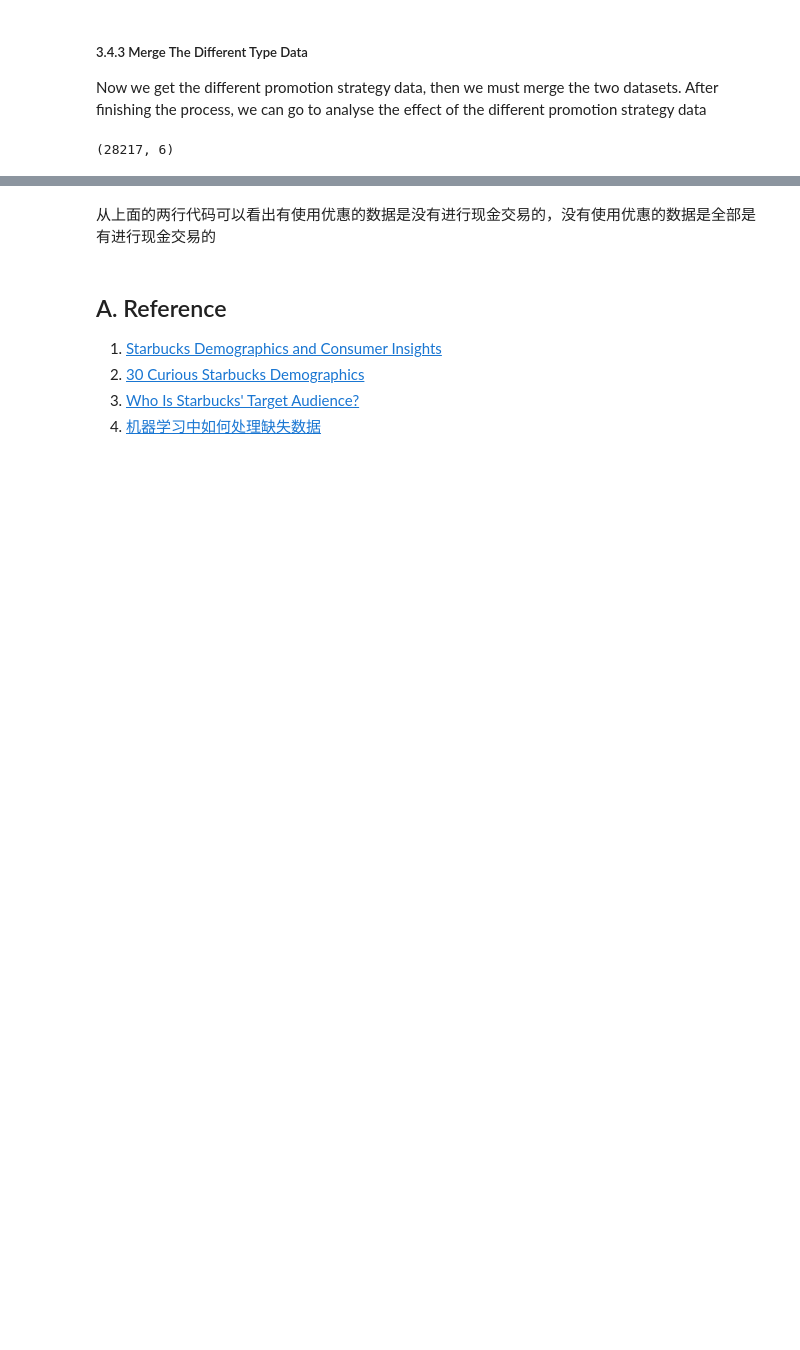
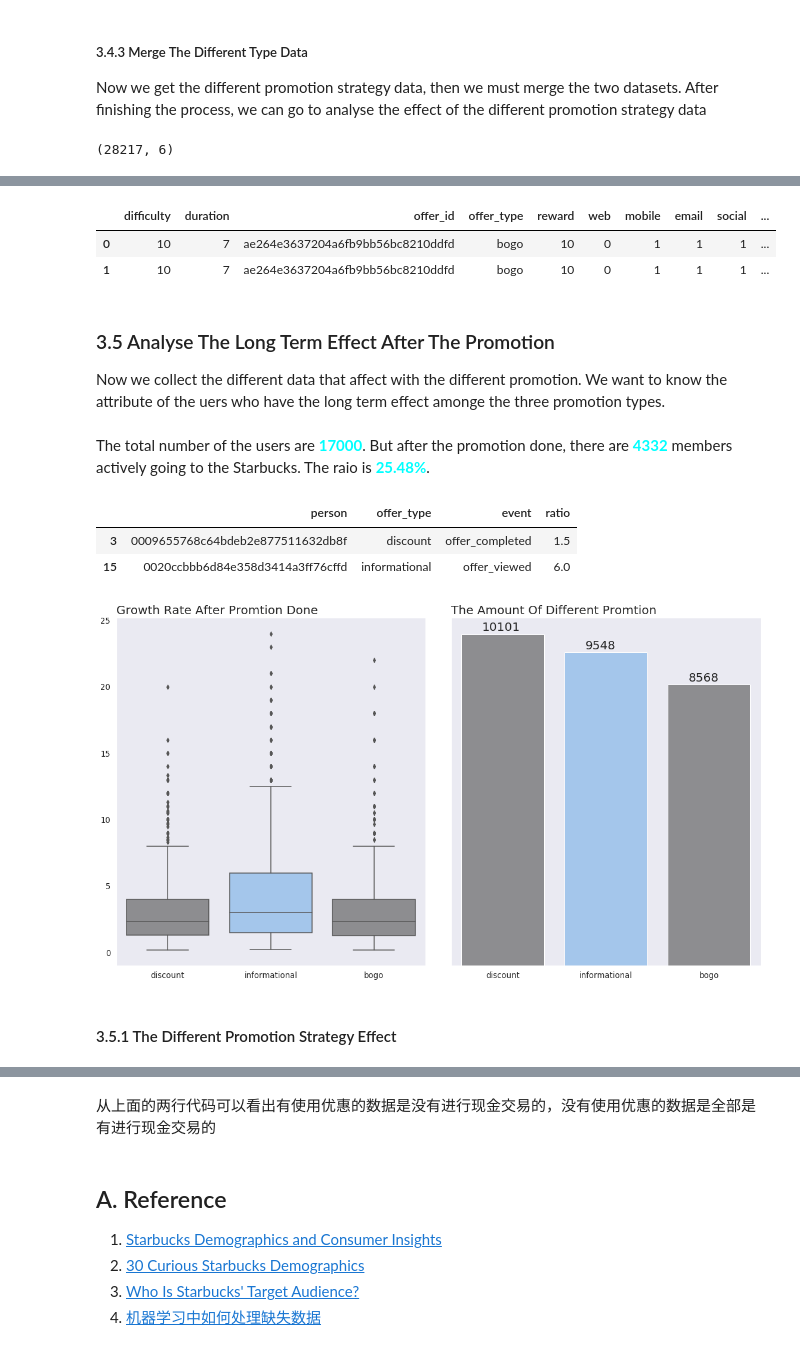
Before and after one commit to ZenRay/StarbucksReport, a Jupyter notebook: Starbucks_Capstone_notebook.ipynb, the cells around one changed output, grey strips where cells are left out. Drawn from its saved outputs; the diff is of its cells as text; code cells hidden in the pictures; blank space fills up the shorter version.

Commit message:
test($EDA): Different promoton explore
#2

```diff
--- a/Starbucks_Capstone_notebook.ipynb
+++ b/Starbucks_Capstone_notebook.ipynb
@@ -740,3 +741,62 @@ after_promotion = preprocess.merge_data(
         portfolio.rename({"id":"offer_id"}, axis=1),
         after_promotion, how="right", on="offer_id", portfolio_suffix=("_x", "_y")
     )
+# %%
+after_promotion.head(2)
+# %% [output]
+|  | difficulty | duration | offer_id | offer_type | reward | web | mobile | email | social | ... |
+| 0 | 10 | 7 | ae264e3637204a6fb9bb56bc8210ddfd | bogo | 10 | 0 | 1 | 1 | 1 | ... |
+| 1 | 10 | 7 | ae264e3637204a6fb9bb56bc8210ddfd | bogo | 10 | 0 | 1 | 1 | 1 | ... |
+# %% [markdown]
+### 3.5 Analyse The Long Term Effect After The Promotion
+Now we collect the different data that affect with the different promotion. We want to know the attribute of the uers who have the long term effect amonge the three promotion types.
+# %%
+display_html('<p style="font: italic 25px Fira Sans, serif;">The total number of the users are \
+                <b style="color:#00ffff;">{0}</b>. But after the promotion done, there are \
+                <b style="color:#00ffff;">{1}</b> members actively going to the Starbucks. \
+                The raio is <b style="color:#00ffff;">{2:.2f}%</b>.</p>'. \
+             format(profile.id.nunique(), after_promotion.person.nunique(),
+                    after_promotion.person.nunique() / profile.id.nunique() * 100) ,
+            raw=True)
+# %% [output]
+The total number of the users are 17000. But after the promotion done, there are 4332 members actively going to the Starbucks. The raio is 25.48%.
+# %%
+# fix the event
+after_promotion["event"] = \
+    after_promotion.reward_complete.notnull().apply(lambda x: "offer_completed" if x else "offer_viewed")
+# %%
+increase_ratio = (after_promotion.groupby(["person", "offer_type", "event"]).size() / \
+        data.loc[data.person.isin(after_promotion.person.unique())]. \
+            groupby(["person", "offer_type", "event"]).size()).reset_index().dropna()
+increase_ratio = increase_ratio.rename({0:"ratio"}, axis=1)
+# %%
+increase_ratio.head(2)
+# %% [output]
+|  | person | offer_type | event | ratio |
+| 3 | 0009655768c64bdeb2e877511632db8f | discount | offer_completed | 1.5 |
+| 15 | 0020ccbbb6d84e358d3414a3ff76cffd | informational | offer_viewed | 6.0 |
+# %%
+with sns.axes_style("dark"), sns.plotting_context("notebook", font_scale=1.2):
+    plt.figure(1, figsize=(12, 9))
+    ax1 = plt.axes([0, 0, .6, .9])
+    ax2 = plt.axes([0.65, 0, .6, .9])
+
+    sns.boxplot(x="offer_type", y="ratio", data=increase_ratio, palette=["#8c8c91", "#98c6f7"], ax=ax1)
+    sns.barplot(x="index", y="offer_type", palette=["#8c8c91", "#98c6f7"],
+            data=after_promotion.offer_type.value_counts().reset_index(), ax=ax2)
+
+    ax1.set_title("Growth Rate After Promtion Done", loc="left", fontsize=20)
+    ax1.set_xlabel("")
+    ax1.set_ylabel("")
+
+    ax2.set_title("The Amount Of Different Promtion", loc="left", fontsize=20)
+    ax2.set_xlabel("")
+    ax2.set_ylabel("")
+    ax2.set_yticklabels([])
+    # set the number text
+    for index, bar in enumerate(ax2.patches):
+        plt.text(index-.2, bar.get_height()+100, int(bar.get_height()), fontsize=20)
+# %% [output]
+[figure, added]
+# %% [markdown]
+#### 3.5.1 The Different Promotion Strategy Effect
```
Also changed, not shown: parts of 10 cells of this notebook.
